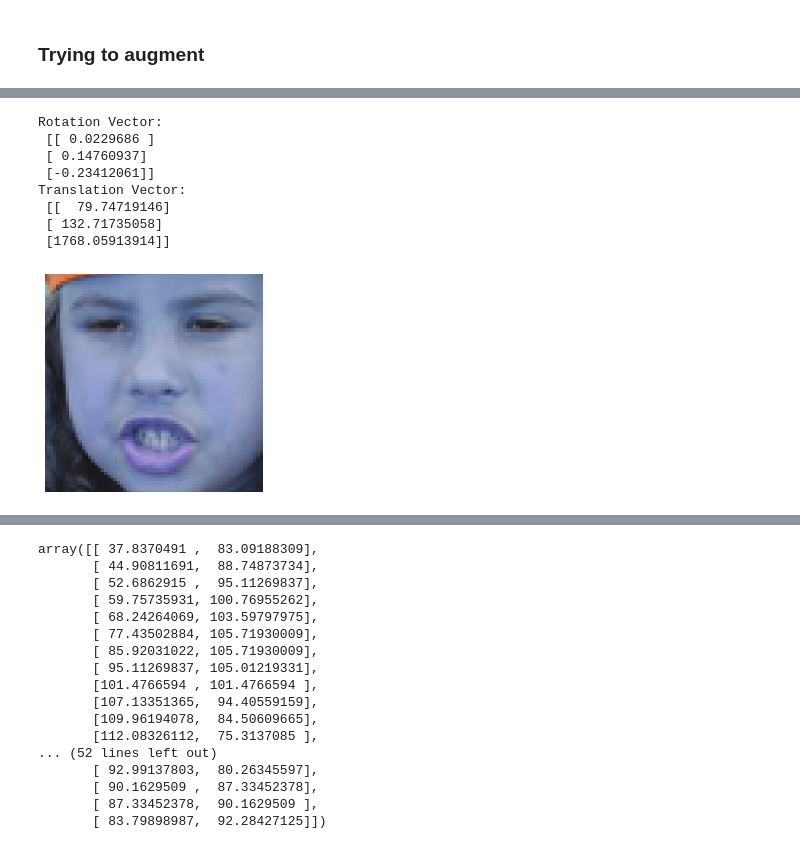
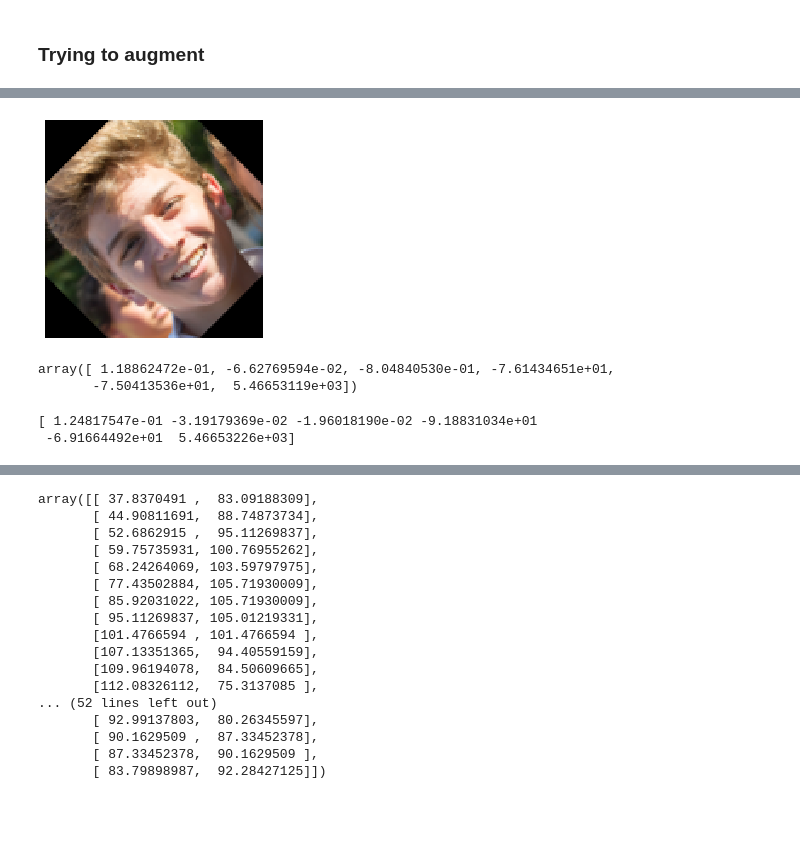
Before and after one commit to havershlomi/PoseNet, a Jupyter notebook: calc_pose_with_3dface.ipynb, the cells around one changed output, grey strips where cells are left out. Saved outputs shown, nothing was run; the diff lists cells and outputs as text; code cells hidden in the pictures; blank space fills up the shorter version.

```diff
--- a/calc_pose_with_3dface.ipynb
+++ b/calc_pose_with_3dface.ipynb
@@ -181,9 +175,9 @@ def get_6dovVector_lite(face, image_points):
 # %%
 image_name = "image_02170"
 # image_path = "./images/{}.png".format(image_name)
-image_path = "./valid_set/images/{}.png".format(image_name)
+image_path = "../valid_set/images/{}.png".format(image_name)
 image = cv2.imread(image_path)
-path = "./valid_set/images/{}.pts".format(image_name)
+path = "../valid_set/images/{}.pts".format(image_name)
 points = np.array(load(path))
 # %%
 get_6dovVector(image, points)
@@ -542,12 +576,13 @@ show_image(image)
+# %%
+img, dof = augmantor.generate_sample(image, 45)
+show_image(img)
+dof
+# %% [output]
+[figure, added]
+array([ 1.18862472e-01, -6.62769594e-02, -8.04840530e-01, -7.61434651e+01,
+       -7.50413536e+01,  5.46653119e+03])
 # %%
-before = vanila_model.predict(image, True)
+print(vanila_model.predict(image))
 # %% [output]
-Rotation Vector:
- [[ 0.0229686 ]
- [ 0.14760937]
- [-0.23412061]]
-Translation Vector:
- [[  79.74719146]
- [ 132.71735058]
- [1768.05913914]]
+[ 1.24817547e-01 -3.19179369e-02 -1.96018190e-02 -9.18831034e+01
+ -6.91664492e+01  5.46653226e+03]
-[figure, removed]
```
Also changed, not shown: parts of 21 cells of this notebook, 1 other file.
